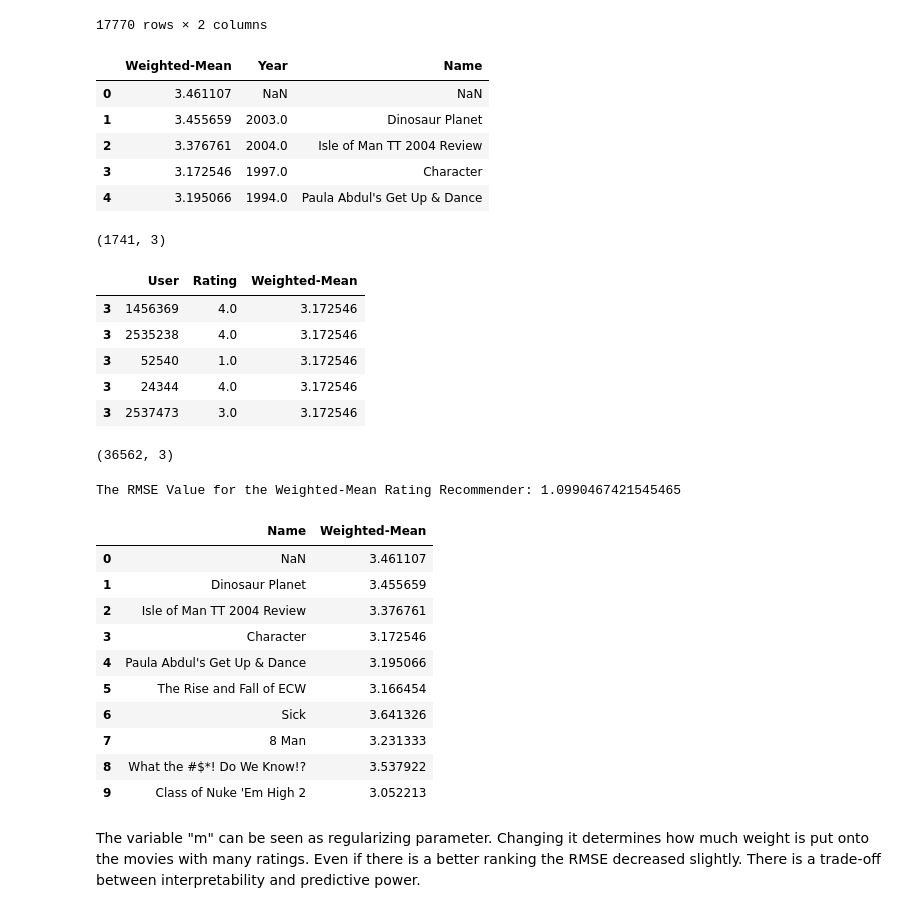
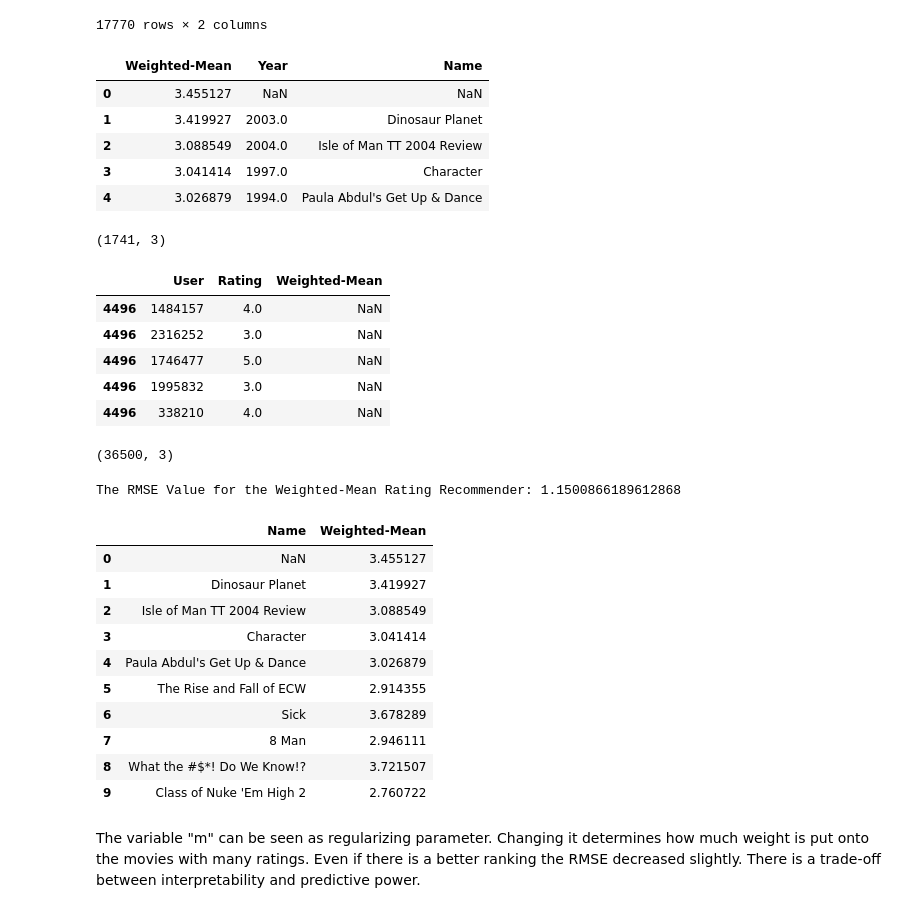
Before and after one commit to ranjeetkrnitk/SpringBoardTasks, a Jupyter notebook: Mini Projects/17.4.1/Mini_Project_Recommendation_Systems.ipynb, the cells around one changed output. Drawn from its saved outputs; the diff is of its cells as text; code cells hidden in the pictures.

```diff
--- a/Mini Projects/17.4.1/Mini_Project_Recommendation_Systems.ipynb
+++ b/Mini Projects/17.4.1/Mini_Project_Recommendation_Systems.ipynb
@@ -480,7 +480,7 @@ where:
 __Your Turn:__ Fill in the necessary code snippets below to build and test the model
 # %%
 # Number of minimum votes to be considered
-m = 1000
+m = 10
 
 # Mean rating for all movies
 C = df_p.stack().mean()
@@ -522,11 +539,11 @@ combined_df = weighted_mean.join(movie_titles)
 combined_df.head(5)
 # %% [output]
 |  | Weighted-Mean | Year | Name |
-| 0 | 3.461107 | NaN | NaN |
-| 1 | 3.455659 | 2003.0 | Dinosaur Planet |
-| 2 | 3.376761 | 2004.0 | Isle of Man TT 2004 Review |
-| 3 | 3.172546 | 1997.0 | Character |
-| 4 | 3.195066 | 1994.0 | Paula Abdul's Get Up & Dance |
+| 0 | 3.455127 | NaN | NaN |
+| 1 | 3.419927 | 2003.0 | Dinosaur Planet |
+| 2 | 3.088549 | 2004.0 | Isle of Man TT 2004 Review |
+| 3 | 3.041414 | 1997.0 | Character |
+| 4 | 3.026879 | 1994.0 | Paula Abdul's Get Up & Dance |
 # %%
 combined_df.shape
 # %% [output]
@@ -534,20 +551,20 @@ combined_df.shape
 # %%
 # Join labels and predictions based on mean movie rating
 predictions_df = df_test.set_index('Movie').join(weighted_mean)
-predictions_df.head(5)
+predictions_df.tail(5)
 # %% [output]
 |  | User | Rating | Weighted-Mean |
-| 3 | 1456369 | 4.0 | 3.172546 |
-| 3 | 2535238 | 4.0 | 3.172546 |
-| 3 | 52540 | 1.0 | 3.172546 |
-| 3 | 24344 | 4.0 | 3.172546 |
-| 3 | 2537473 | 3.0 | 3.172546 |
+| 4496 | 1484157 | 4.0 | NaN |
+| 4496 | 2316252 | 3.0 | NaN |
+| 4496 | 1746477 | 5.0 | NaN |
+| 4496 | 1995832 | 3.0 | NaN |
+| 4496 | 338210 | 4.0 | NaN |
 # %%
 predictions_df = predictions_df.dropna()
 # %%
 predictions_df.shape
 # %% [output]
-(36562, 3)
+(36500, 3)
 # %%
 # Compute RMSE
 y_true = predictions_df['Rating']
@@ -556,7 +573,7 @@ y_pred = predictions_df['Weighted-Mean']
 rmse = np.sqrt(mean_squared_error(y_true=y_true, y_pred=y_pred))
 print("The RMSE Value for the Weighted-Mean Rating Recommender:", rmse)
 # %% [output]
-The RMSE Value for the Weighted-Mean Rating Recommender: 1.0990467421545465
+The RMSE Value for the Weighted-Mean Rating Recommender: 1.1500866189612868
 # %%
 # View top ten rated movies
 combined_df[['Name', 'Weighted-Mean']].head(10)
@@ -564,16 +581,16 @@ combined_df[['Name', 'Weighted-Mean']].head(10)
 # Not the Correct Result -- Need to Check
 # %% [output]
 |  | Name | Weighted-Mean |
-| 0 | NaN | 3.461107 |
-| 1 | Dinosaur Planet | 3.455659 |
-| 2 | Isle of Man TT 2004 Review | 3.376761 |
-| 3 | Character | 3.172546 |
-| 4 | Paula Abdul's Get Up & Dance | 3.195066 |
-| 5 | The Rise and Fall of ECW | 3.166454 |
-| 6 | Sick | 3.641326 |
-| 7 | 8 Man | 3.231333 |
-| 8 | What the #$*! Do We Know!? | 3.537922 |
-| 9 | Class of Nuke 'Em High 2 | 3.052213 |
+| 0 | NaN | 3.455127 |
+| 1 | Dinosaur Planet | 3.419927 |
+| 2 | Isle of Man TT 2004 Review | 3.088549 |
+| 3 | Character | 3.041414 |
+| 4 | Paula Abdul's Get Up & Dance | 3.026879 |
+| 5 | The Rise and Fall of ECW | 2.914355 |
+| 6 | Sick | 3.678289 |
+| 7 | 8 Man | 2.946111 |
+| 8 | What the #$*! Do We Know!? | 3.721507 |
+| 9 | Class of Nuke 'Em High 2 | 2.760722 |
 # %% [markdown]
 The variable "m" can be seen as regularizing parameter. Changing it determines how much weight is put onto the movies with many ratings.
 Even if there is a better ranking the RMSE decreased slightly. There is a trade-off between interpretability and predictive power.
```
Also changed, not shown: parts of 26 cells of this notebook, 8 other files.
